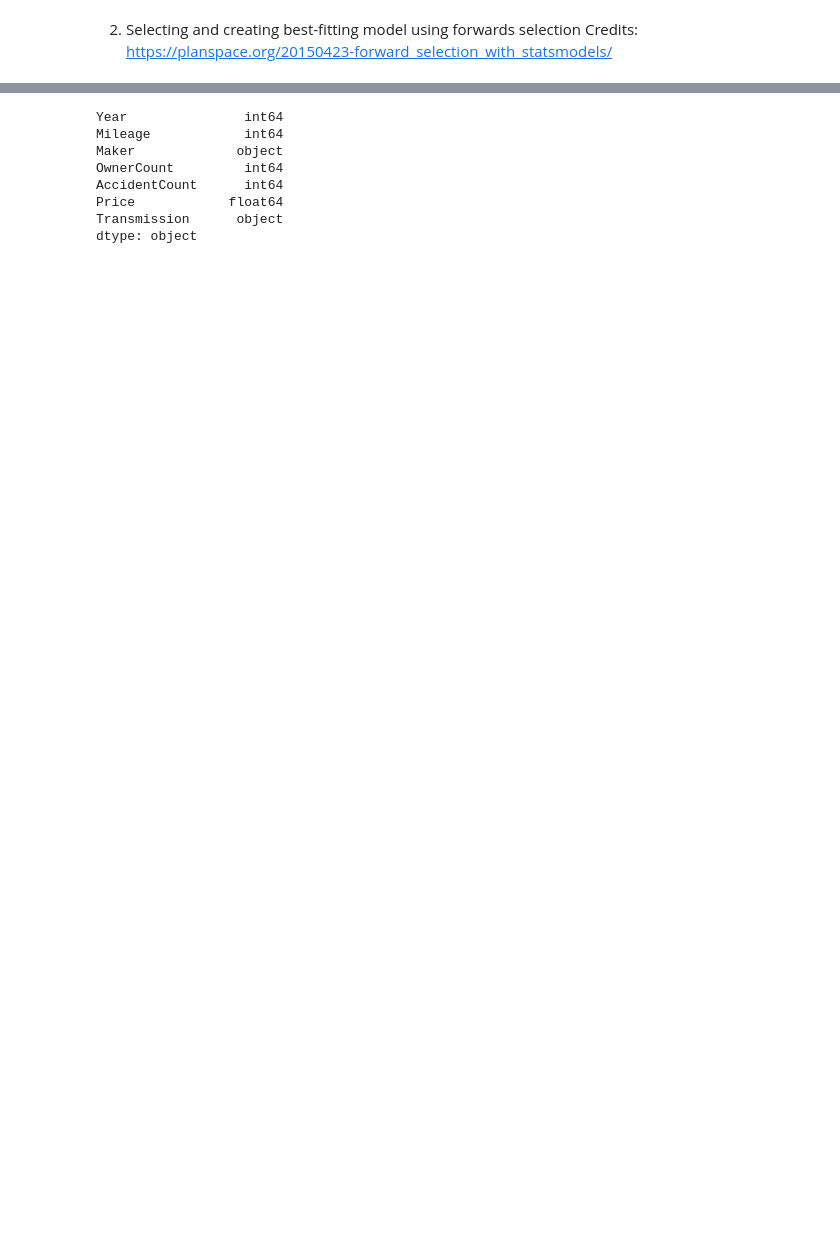
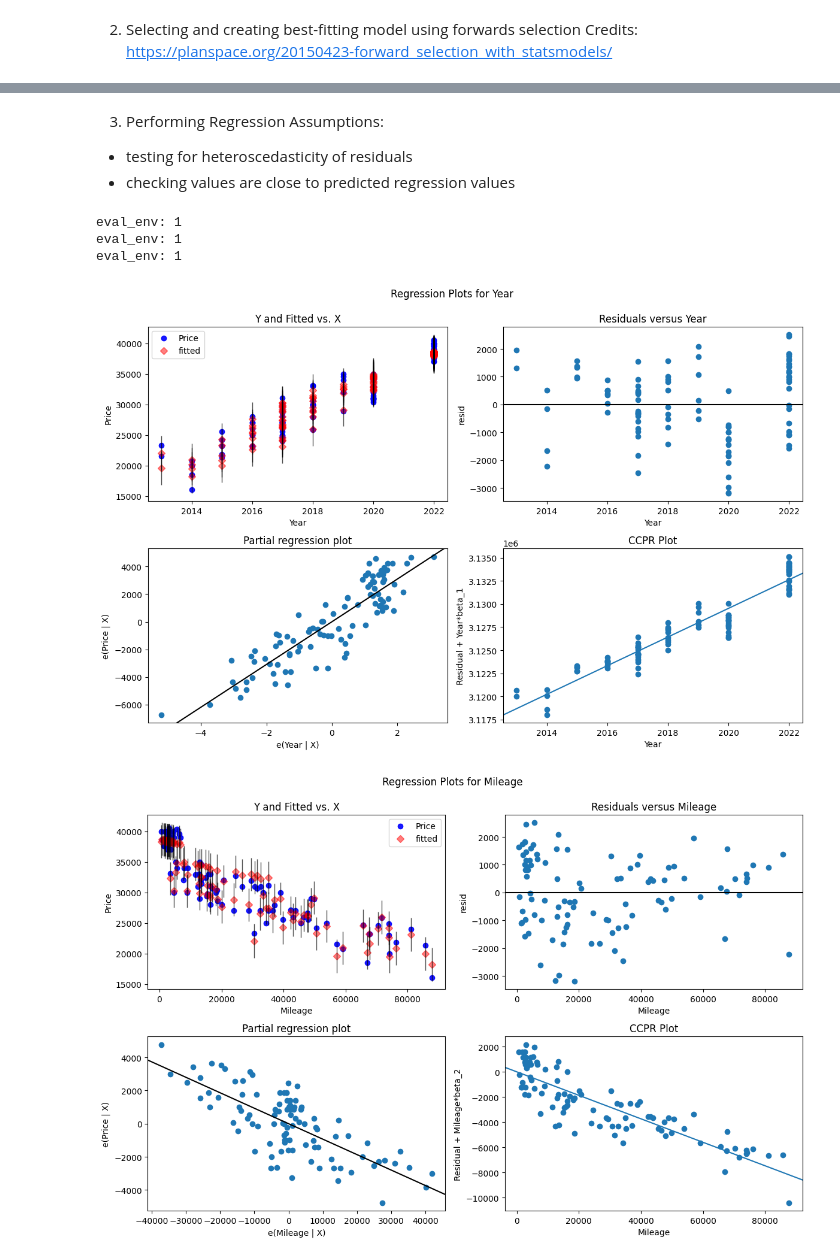
Before and after one commit to NathanHung369/CarGurus_Scrapping_Project, a Jupyter notebook: RegressionModeling/ModelCreation.ipynb, the cells around one changed output, grey strips where cells are left out. Drawn from its saved outputs; the diff is of its cells as text; code cells hidden in the pictures; blank space fills up the shorter version.

Commit message:
Added Model Assumption check and new table in sql to store regression models

```diff
--- a/RegressionModeling/ModelCreation.ipynb
+++ b/RegressionModeling/ModelCreation.ipynb
@@ -166,11 +153,17 @@ dtype: float64
-# %%
-print(df.dtypes)
-# %% [output]
-Year               int64
-Mileage            int64
-Maker             object
-OwnerCount         int64
-AccidentCount      int64
-Price            float64
-Transmission      object
-dtype: object
+# %% [markdown]
+3) Performing Regression Assumptions:
+- testing for heteroscedasticity of residuals
+- checking values are close to predicted regression values
+# %%
+fig = plt.figure(figsize = (12,8))
+fig1 = plt.figure(figsize = (12,8))
+fig2 = plt.figure(figsize = (12,8))
+fig = sm.graphics.plot_regress_exog(res, 'Year', fig = fig)
+fig = sm.graphics.plot_regress_exog(res, 'Mileage', fig = fig1)
+fig = sm.graphics.plot_regress_exog(res, 'Maker', fig = fig2)
+# %% [output]
+eval_env: 1
+eval_env: 1
+eval_env: 1
+[figure, added]
+[figure, added]
```
Also changed, not shown: parts of 6 cells of this notebook, 1 other file.
